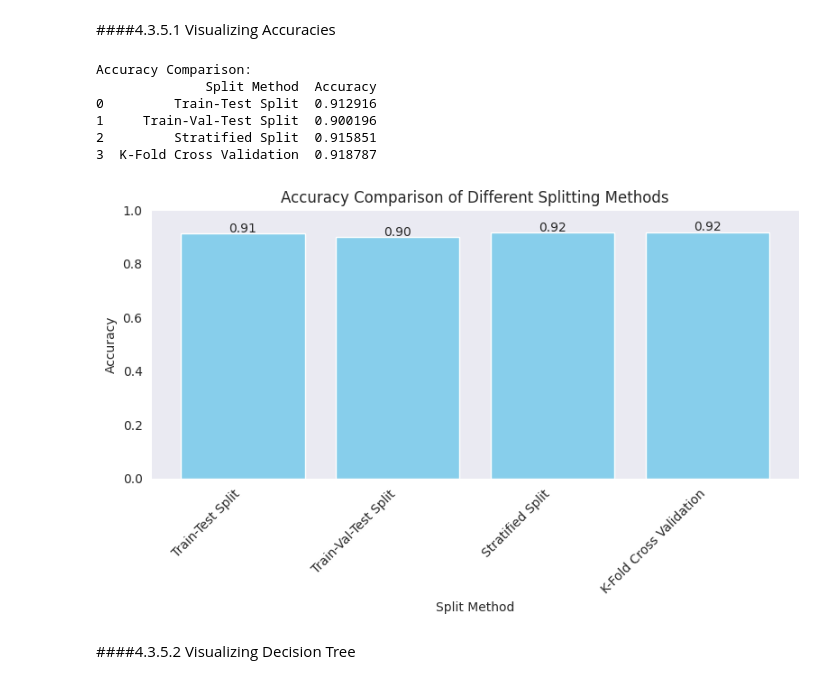
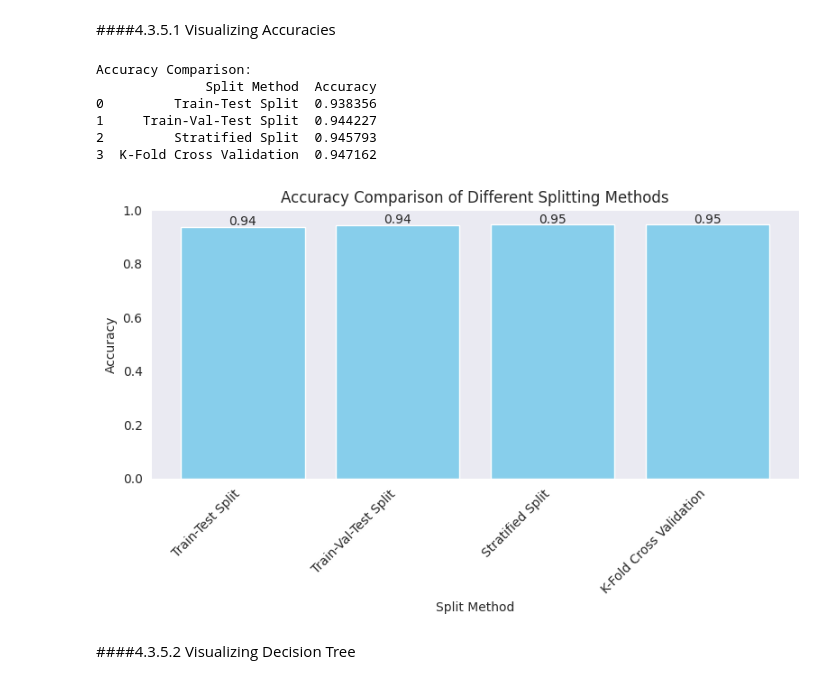
Before and after one commit to YasminaNasser/Stroke-Prediction-Data-Mining, a Jupyter notebook: Stroke_Prediction_Phase_2.ipynb, the cells around one changed output. Cells and saved outputs as stored; diff of their text form; code cells hidden in the pictures.

```diff
--- a/Stroke_Prediction_Phase_2.ipynb
+++ b/Stroke_Prediction_Phase_2.ipynb
@@ -1186,9 +1170,9 @@ for hyperparameter, avg_accuracy in accuracy_results.items():
 
 # Identify the best configuration
 best_config = max(accuracy_results, key=accuracy_results.get)
-best_accuracy = accuracy_results[best_config]
+best_accuracy_cross_validation = accuracy_results[best_config]
 print("=" * 50)
-print(f"Best Hyperparameter Configuration: {best_config} with accuracy: {best_accuracy * 100:.2f}%")
+print(f"Best Hyperparameter Configuration: {best_config} with accuracy: {best_accuracy_cross_validation * 100:.2f}%")
 
 # Visualize the results
 # Create a bar plot of the accuracies for different configurations
@@ -1227,41 +1211,41 @@ Best Hyperparameter Configuration: max_depth=5 with accuracy: 94.72%
 # %%
 import pandas as pd
 import matplotlib.pyplot as plt
-accuracy_3= test_accuracy
+
 # Assuming you have these results already
 results = {
     "Split Method": ["Train-Test Split", "Train-Val-Test Split", "Stratified Split", "K-Fold Cross Validation"],
-    "Accuracy": [accuracy_1, accuracy_3, accuracy_2, accuracy_4]  # Replace these with your actual values
+    "Accuracy": [best_accuracy_simple_split, best_accuracy_test, best_accuracy_stratified_k_fold, best_accuracy_cross_validation]  # Replace these with your actual values
 }
 
 # Convert results into a DataFrame
 results_df = pd.DataFrame(results)
 
 # Print the results for clarity
 print("Accuracy Comparison:")
 print(results_df)
 
 # Plot the results
 plt.figure(figsize=(8, 5))
 plt.bar(results_df["Split Method"], results_df["Accuracy"], color="skyblue")
 plt.title("Accuracy Comparison of Different Splitting Methods")
 plt.ylabel("Accuracy")
 plt.xlabel("Split Method")
 plt.ylim(0, 1)  # Accuracy range (0 to 100%)
 plt.xticks(rotation=45, ha='right')
 for i, acc in enumerate(results["Accuracy"]):
     plt.text(i, acc + 0.005, f"{acc:.2f}", ha='center', fontsize=10)
 
 plt.tight_layout()
 plt.show()
 # %% [output]
 Accuracy Comparison:
               Split Method  Accuracy
-0         Train-Test Split  0.912916
-1     Train-Val-Test Split  0.900196
-2         Stratified Split  0.915851
-3  K-Fold Cross Validation  0.918787
+0         Train-Test Split  0.938356
+1     Train-Val-Test Split  0.944227
+2         Stratified Split  0.945793
+3  K-Fold Cross Validation  0.947162
-[figure, old version]
+[figure, new version]
 # %% [markdown]
 ####4.3.5.2 Visualizing Decision Tree
 # %% [markdown]
```
Also changed, not shown: parts of 4 cells of this notebook.
